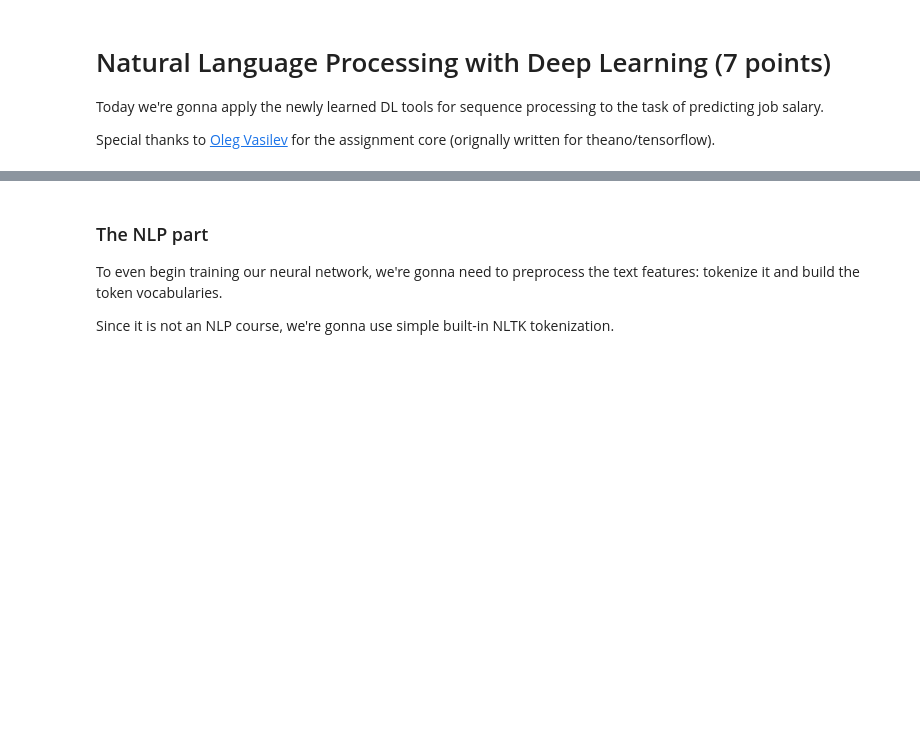
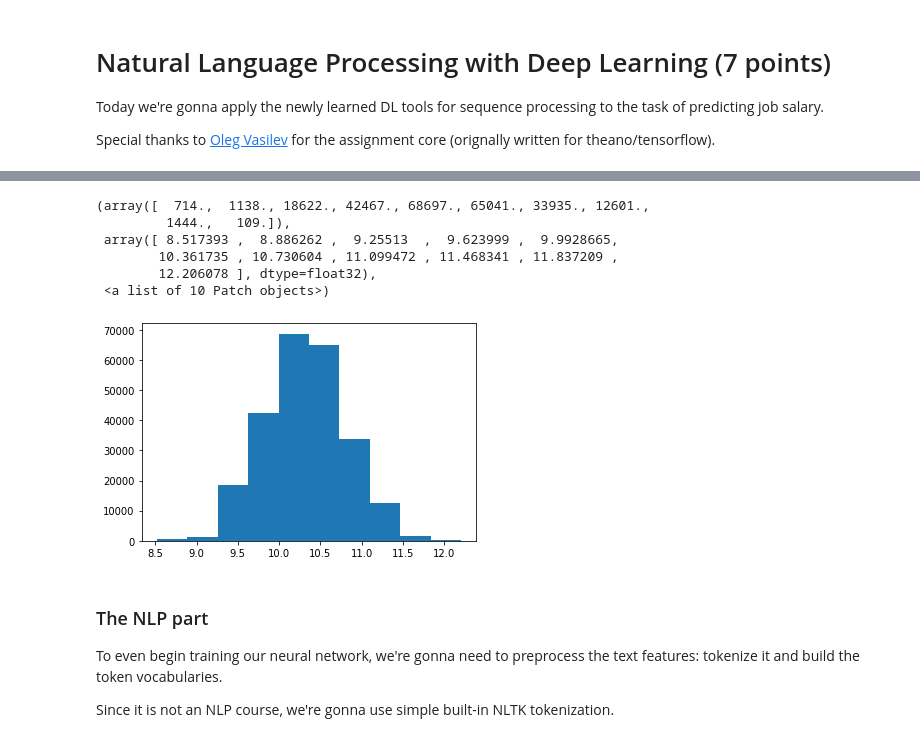
Before and after one commit to upayuryeva/Deep-Learning-course-HSE-, a Jupyter notebook: week5/part2_pytorch.ipynb, the cells around one changed output, grey strips where cells are left out. Drawn from its saved outputs; the diff is of its cells as text; code cells hidden in the pictures; blank space fills up the shorter version.

```diff
--- a/week5/part2_pytorch.ipynb
+++ b/week5/part2_pytorch.ipynb
@@ -56,3 +63,13 @@ data.sample(3)
+# %%
+plt.hist(data['Log1pSalary'])
+# %% [output]
+(array([  714.,  1138., 18622., 42467., 68697., 65041., 33935., 12601.,
+         1444.,   109.]),
+ array([ 8.517393 ,  8.886262 ,  9.25513  ,  9.623999 ,  9.9928665,
+        10.361735 , 10.730604 , 11.099472 , 11.468341 , 11.837209 ,
+        12.206078 ], dtype=float32),
+ <a list of 10 Patch objects>)
+[figure, added]
 # %% [markdown]
 ### The NLP part
 
```
Also changed, not shown: parts of 66 cells of this notebook.
